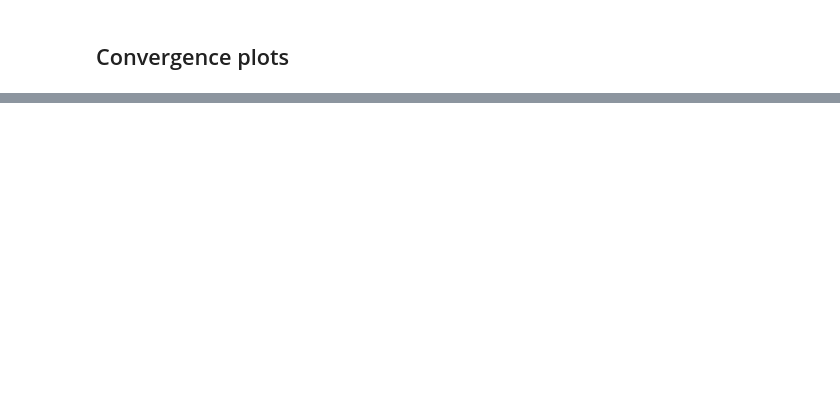
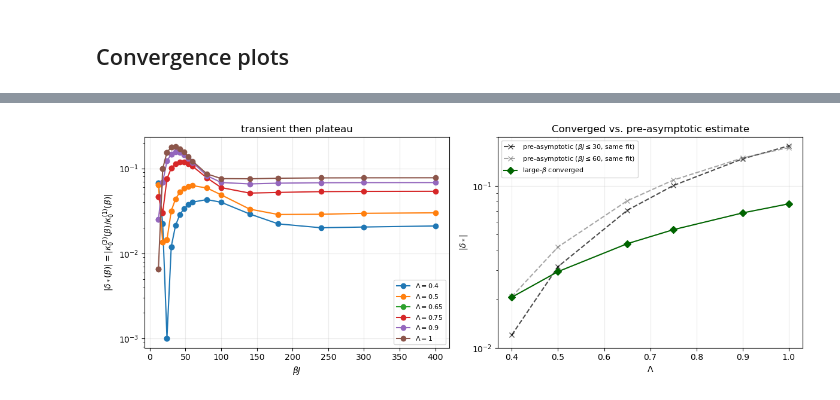
Before and after one commit to meabhallen/sykquench, a Jupyter notebook: syk_matsubara_kernel.ipynb, the cells around one changed output, grey strips where cells are left out. Cells and saved outputs as stored; diff of their text form; code cells hidden in the pictures; blank space fills up the shorter version.

```diff
--- a/syk_matsubara_kernel.ipynb
+++ b/syk_matsubara_kernel.ipynb
@@ -648,0 +616,51 @@ plt.show()
+# %%
+fig, axes = plt.subplots(1, 2, figsize=(12, 4.5))
+
+ax = axes[0]
+traj = kappa_df[np.isclose(kappa_df["Lambda"], 0.40)].sort_values("beta")
+ax.plot(traj["betaJ"], 1/np.abs(traj["kappa0_1"]/traj["kappa0_3"]), "o-",label = r"$\Lambda = 0.4$")
+traj = kappa_df[np.isclose(kappa_df["Lambda"], 0.50)].sort_values("beta")
+ax.plot(traj["betaJ"], 1/np.abs(traj["kappa0_1"]/traj["kappa0_3"]), "o-",label = r"$\Lambda = 0.5$")
+traj = kappa_df[np.isclose(kappa_df["Lambda"], 0.64)].sort_values("beta")
+ax.plot(traj["betaJ"], 1/np.abs(traj["kappa0_1"]/traj["kappa0_3"]), "o-",label = r"$\Lambda = 0.65$")
+traj = kappa_df[np.isclose(kappa_df["Lambda"], 0.75)].sort_values("beta")
+ax.plot(traj["betaJ"], 1/np.abs(traj["kappa0_1"]/traj["kappa0_3"]), "o-",label = r"$\Lambda = 0.75$")
+traj = kappa_df[np.isclose(kappa_df["Lambda"], 0.9)].sort_values("beta")
+ax.plot(traj["betaJ"], 1/np.abs(traj["kappa0_1"]/traj["kappa0_3"]), "o-",label = r"$\Lambda = 0.9$")
+traj = kappa_df[np.isclose(kappa_df["Lambda"], 1)].sort_values("beta")
+ax.plot(traj["betaJ"],1/np.abs(traj["kappa0_1"]/traj["kappa0_3"]), "o-",label = r"$\Lambda = 1$")
+
+ax.set_xlabel(r"$\beta J$")
+ax.set_ylabel(r"$|\delta_*(\beta)| = |\kappa_0^{(3)}(\beta)/\kappa_0^{(1)}(\beta)|$")
+ax.set_title(r"transient then plateau")
+ax.set_yscale('log')
+ax.legend(fontsize=8)
+ax.grid(alpha=0.25)
+
+ax = axes[1]
+ax.errorbar(
+    kappa_converged_df["Lambda"], np.abs(kappa_converged_df["delta_star_converged"]),
+    yerr=kappa_converged_df["convergence_spread"], fmt="D-", color="darkgreen",
+    label=r"large-$\beta$ converged",
+)
+ax.plot(
+    kappa_converged_df["Lambda"], np.abs(kappa_converged_df["small_delta_star_preasymptotic"]), "x--",
+    color="black", alpha=0.7, label=r"pre-asymptotic ($\beta J\leq30$, same fit)",
+)
+ax.plot(
+    kappa_converged_df["Lambda"], np.abs(kappa_converged_df["delta_star_preasymptotic"]), "x--",
+    color="gray", alpha=0.7, label=r"pre-asymptotic ($\beta J\leq60$, same fit)",
+)
+ax.axhline(0.0, linewidth=0.5, color="gray")
+ax.set_xlabel(r"$\Lambda$")
+ax.set_ylabel(r"$|\delta_*|$")
+ax.set_yscale('log')
+ax.set_ylim((0.01,0.2))
+ax.set_title("Converged vs. pre-asymptotic estimate")
+ax.legend(fontsize=8)
+ax.grid(alpha=0.25)
+
+fig.tight_layout()
+plt.show()
+# %% [output]
+[figure, added]
```
Also changed, not shown: parts of 5 cells of this notebook.
